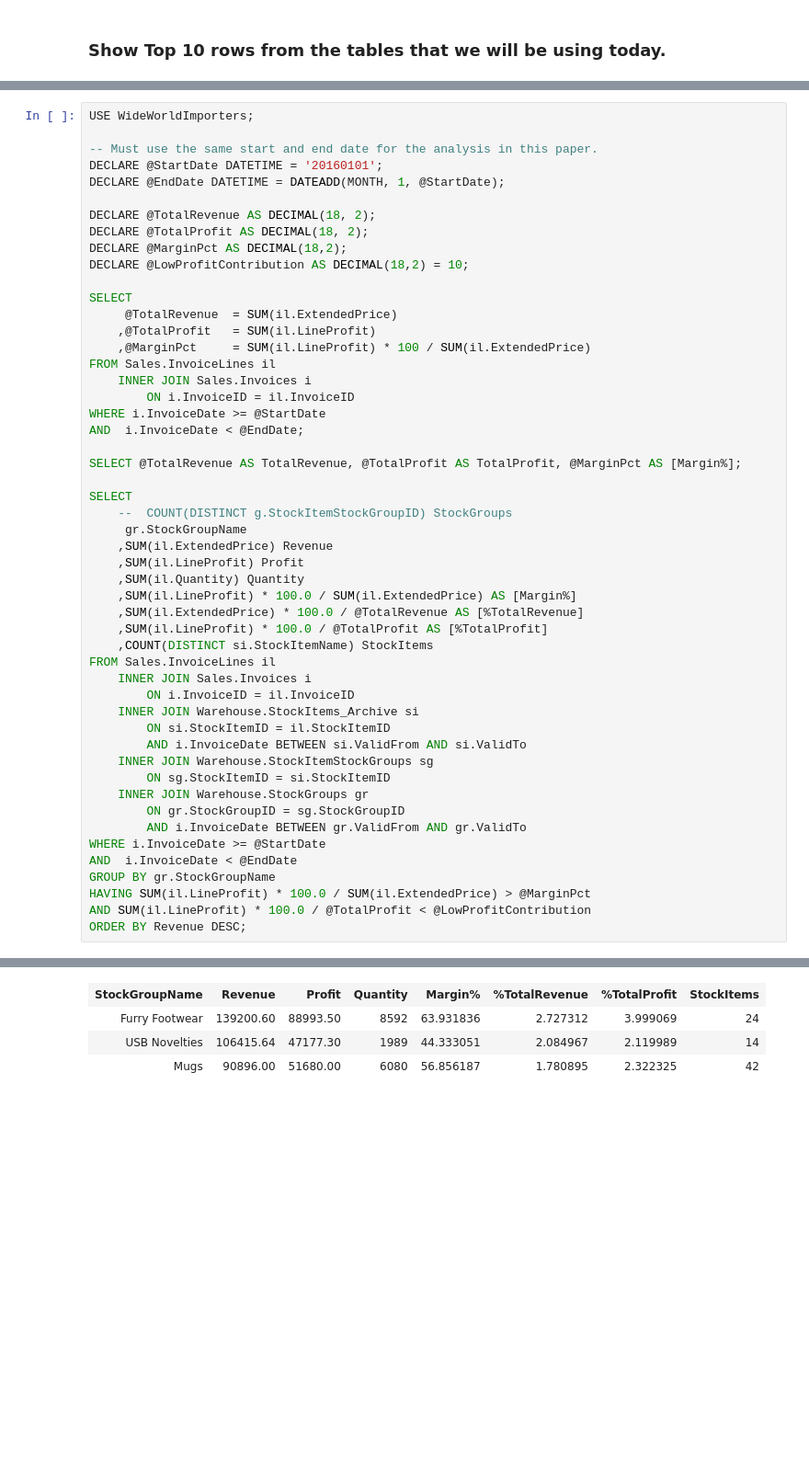
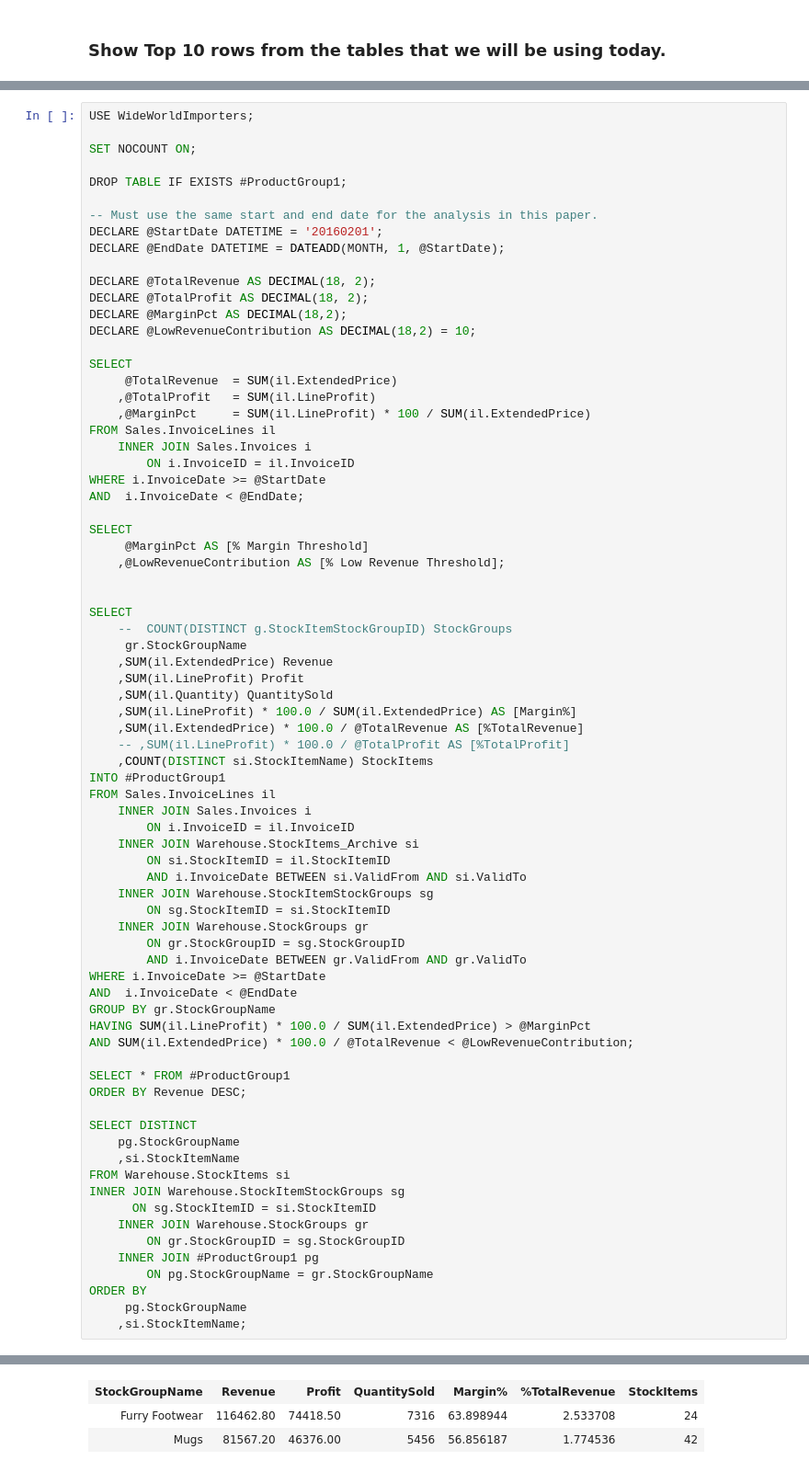
Before and after one commit to MsSQLGirl/jubilant-data-wizards, a Jupyter notebook: Simple Demo/Sample Notebooks - Data Analysis/WWIReproducibleResearch Vol 1.ipynb, the cells around one changed output, grey strips where cells are left out. Shown: that part at 92% size. Cells and saved outputs as stored; diff of their text form; blank space fills up the shorter version.

```diff
--- a/Simple Demo/Sample Notebooks - Data Analysis/WWIReproducibleResearch Vol 1.ipynb
+++ b/Simple Demo/Sample Notebooks - Data Analysis/WWIReproducibleResearch Vol 1.ipynb
@@ -126,14 +118,18 @@ High margin refers to those that have higher than the Margin Percentage of all i
 # %%
 USE WideWorldImporters;
 
+SET NOCOUNT ON;
+
+DROP TABLE IF EXISTS #ProductGroup1;
+
 -- Must use the same start and end date for the analysis in this paper.
-DECLARE @StartDate DATETIME = '20160101';
+DECLARE @StartDate DATETIME = '20160201';
 DECLARE @EndDate DATETIME = DATEADD(MONTH, 1, @StartDate);
 
 DECLARE @TotalRevenue AS DECIMAL(18, 2);
 DECLARE @TotalProfit AS DECIMAL(18, 2);
 DECLARE @MarginPct AS DECIMAL(18,2);
-DECLARE @LowProfitContribution AS DECIMAL(18,2) = 10;
+DECLARE @LowRevenueContribution AS DECIMAL(18,2) = 10;
 
 SELECT
      @TotalRevenue  = SUM(il.ExtendedPrice)
@@ -145,18 +141,22 @@ FROM Sales.InvoiceLines il
 WHERE i.InvoiceDate >= @StartDate
 AND  i.InvoiceDate < @EndDate;
 
-SELECT @TotalRevenue AS TotalRevenue, @TotalProfit AS TotalProfit, @MarginPct AS [Margin%];
+SELECT
+     @MarginPct AS [% Margin Threshold]
+    ,@LowRevenueContribution AS [% Low Revenue Threshold];
+
 
 SELECT
     --  COUNT(DISTINCT g.StockItemStockGroupID) StockGroups
      gr.StockGroupName
     ,SUM(il.ExtendedPrice) Revenue
     ,SUM(il.LineProfit) Profit
-    ,SUM(il.Quantity) Quantity
+    ,SUM(il.Quantity) QuantitySold
     ,SUM(il.LineProfit) * 100.0 / SUM(il.ExtendedPrice) AS [Margin%]
     ,SUM(il.ExtendedPrice) * 100.0 / @TotalRevenue AS [%TotalRevenue]
-    ,SUM(il.LineProfit) * 100.0 / @TotalProfit AS [%TotalProfit]
+    -- ,SUM(il.LineProfit) * 100.0 / @TotalProfit AS [%TotalProfit]
     ,COUNT(DISTINCT si.StockItemName) StockItems
+INTO #ProductGroup1
 FROM Sales.InvoiceLines il
     INNER JOIN Sales.Invoices i
         ON i.InvoiceID = il.InvoiceID
@@ -172,6 +172,22 @@ WHERE i.InvoiceDate >= @StartDate
 AND  i.InvoiceDate < @EndDate
 GROUP BY gr.StockGroupName
 HAVING SUM(il.LineProfit) * 100.0 / SUM(il.ExtendedPrice) > @MarginPct
-AND SUM(il.LineProfit) * 100.0 / @TotalProfit < @LowProfitContribution
+AND SUM(il.ExtendedPrice) * 100.0 / @TotalRevenue < @LowRevenueContribution;
+
+SELECT * FROM #ProductGroup1
 ORDER BY Revenue DESC;
+
+SELECT DISTINCT
+    pg.StockGroupName
+    ,si.StockItemName
+FROM Warehouse.StockItems si
+INNER JOIN Warehouse.StockItemStockGroups sg
+      ON sg.StockItemID = si.StockItemID
+    INNER JOIN Warehouse.StockGroups gr
+        ON gr.StockGroupID = sg.StockGroupID
+    INNER JOIN #ProductGroup1 pg
+        ON pg.StockGroupName = gr.StockGroupName
+ORDER BY
+     pg.StockGroupName
+    ,si.StockItemName;
 # %% [output]
@@ -183,4 +198,3 @@ Total execution time: 00:00:00.100
-| StockGroupName | Revenue | Profit | Quantity | Margin% | %TotalRevenue | %TotalProfit | StockItems |
-| Furry Footwear | 139200.60 | 88993.50 | 8592 | 63.931836 | 2.727312 | 3.999069 | 24 |
-| USB Novelties | 106415.64 | 47177.30 | 1989 | 44.333051 | 2.084967 | 2.119989 | 14 |
-| Mugs | 90896.00 | 51680.00 | 6080 | 56.856187 | 1.780895 | 2.322325 | 42 |
+| StockGroupName | Revenue | Profit | QuantitySold | Margin% | %TotalRevenue | StockItems |
+| Furry Footwear | 116462.80 | 74418.50 | 7316 | 63.898944 | 2.533708 | 24 |
+| Mugs | 81567.20 | 46376.00 | 5456 | 56.856187 | 1.774536 | 42 |
```
Also changed, not shown: parts of 11 cells of this notebook.
